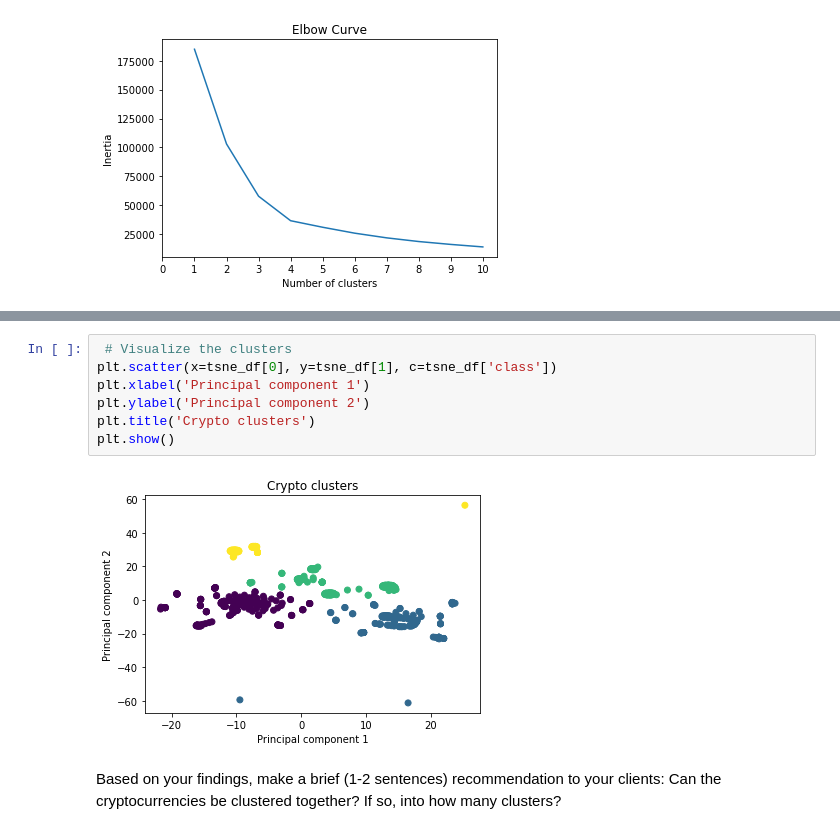
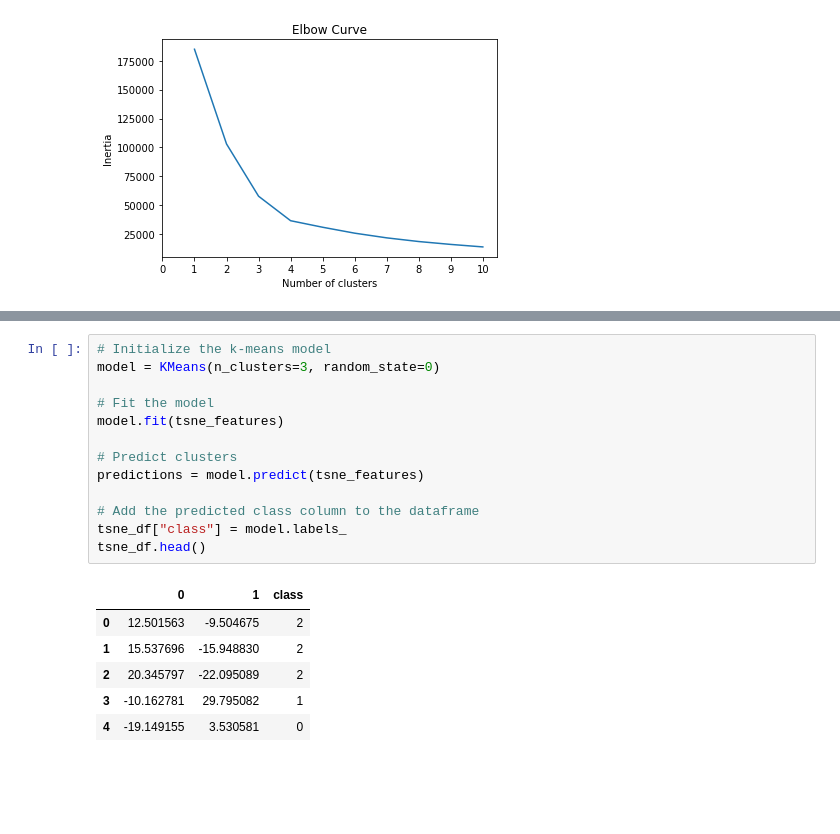
Before and after one commit to ermcgrew/unsup_ML, a Jupyter notebook: crypto_learning.ipynb, the cells around one changed output, grey strips where cells are left out. Cells and saved outputs as stored; diff of their text form; blank space fills up the shorter version.

```diff
--- a/crypto_learning.ipynb
+++ b/crypto_learning.ipynb
@@ -209,11 +189,20 @@ tsne_df.head()
-# %%
- # Visualize the clusters
-plt.scatter(x=tsne_df[0], y=tsne_df[1], c=tsne_df['class'])
-plt.xlabel('Principal component 1')
-plt.ylabel('Principal component 2')
-plt.title('Crypto clusters')
-plt.show()
-# %% [output]
-[figure, removed]
-# %% [markdown]
-Based on your findings, make a brief (1-2 sentences) recommendation to your clients: Can the cryptocurrencies be clustered together? If so, into how many clusters?
+# %%
+# Initialize the k-means model
+model = KMeans(n_clusters=3, random_state=0)
+
+# Fit the model
+model.fit(tsne_features)
+
+# Predict clusters
+predictions = model.predict(tsne_features)
+
+# Add the predicted class column to the dataframe
+tsne_df["class"] = model.labels_
+tsne_df.head()
+# %% [output]
+|  | 0 | 1 | class |
+| 0 | 12.501563 | -9.504675 | 2 |
+| 1 | 15.537696 | -15.948830 | 2 |
+| 2 | 20.345797 | -22.095089 | 2 |
+| 3 | -10.162781 | 29.795082 | 1 |
+| 4 | -19.149155 | 3.530581 | 0 |
```
Also changed, not shown: parts of 15 cells of this notebook.
